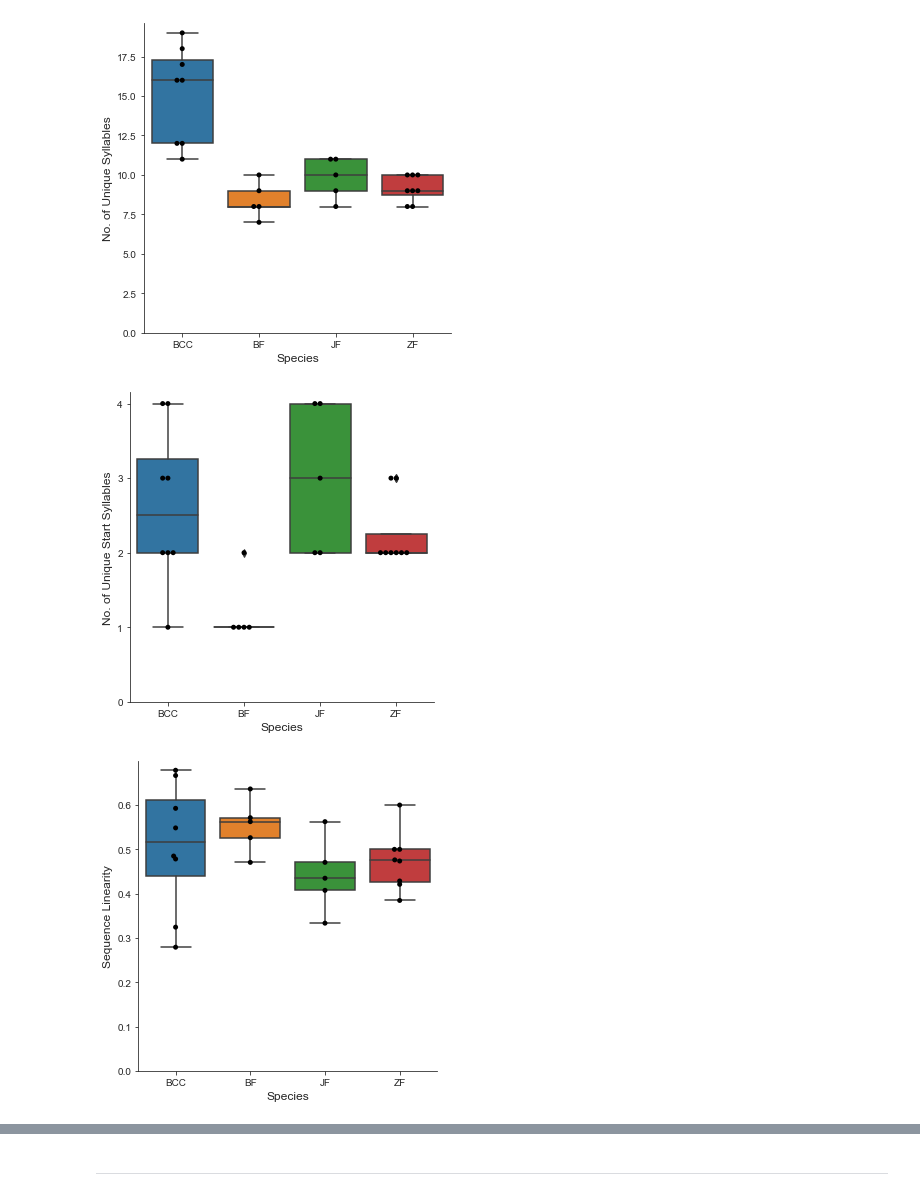
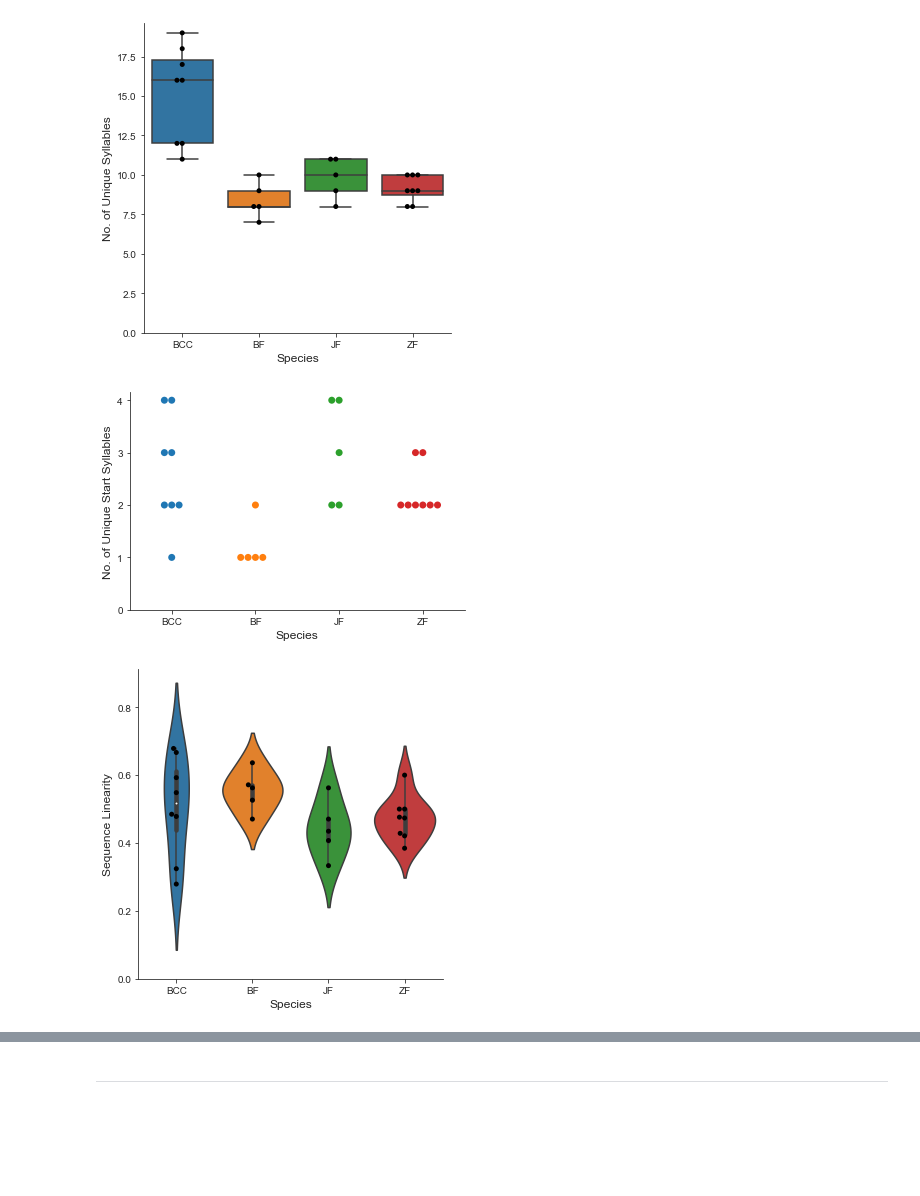
Before and after one commit to vasudha-kulkarni/IN-comparative-analysis, a Jupyter notebook: visualising_data.ipynb, the cells around one changed output, grey strips where cells are left out. Saved outputs shown, nothing was run; the diff lists cells and outputs as text; code cells hidden in the pictures; blank space fills up the shorter version.

```diff
--- a/visualising_data.ipynb
+++ b/visualising_data.ipynb
@@ -33,24 +33,24 @@ plt.savefig('01 No. of unique syll.png', dpi = 600)
 [figure]
 # %%
 sns.set_style("ticks")
-#g = sns.swarmplot(data=song_q, x="Species", y="No. of Unique Start Syll", size=7)
-g = sns.catplot(data=song_q, x="Species", y="No. of Unique Start Syll", kind="box")
-sns.swarmplot(data=song_q, x="Species", y="No. of Unique Start Syll", color="k", size=5, ax=g.ax)
+g = sns.swarmplot(data=song_q, x="Species", y="No. of Unique Start Syll", size=7)
+#g = sns.catplot(data=song_q, x="Species", y="No. of Unique Start Syll", kind="box")
+#sns.swarmplot(data=song_q, x="Species", y="No. of Unique Start Syll", color="k", size=5, ax=g.ax)
 sns.despine()
 
 max_syl = np.max(song_q['No. of Unique Start Syll'])+1
 
 plt.xlabel('Species', fontsize = 12)
 plt.ylabel('No. of Unique Start Syllables', fontsize = 12)
 plt.yticks(np.arange(0, max_syl, step=1))
 #plt.title('05 Start-Self transitions', fontsize = 14)
 #plt.show()
-plt.savefig('02 No. of unique start syllables.png', dpi = 600)
+plt.savefig('02 No. of unique start syllables.svg', dpi = 600)
 # %% [output]
-[figure, old version]
+[figure, new version]
 # %%
 sns.set_style("ticks")
-g = sns.catplot(data=song_q, x="Species", y="Sequence Linearity", kind="box")
+g = sns.catplot(data=song_q, x="Species", y="Sequence Linearity", kind="violin")
 sns.swarmplot(data=song_q, x="Species", y="Sequence Linearity", color="k", size=5, ax=g.ax)
 
 plt.xlabel('Species', fontsize = 12)
@@ -58,8 +58,8 @@ plt.ylabel('Sequence Linearity', fontsize = 12)
 plt.ylim(bottom = 0)
 #plt.title('05 Start-Self transitions', fontsize = 14)
 #plt.show()
-plt.savefig('03 Sequence Linearity.png', dpi = 600)
+plt.savefig('03 Sequence Linearity.svg', dpi = 600)
 # %% [output]
-[figure, old version]
+[figure, new version]
 # %%
 sns.set_style("ticks")
```
Also changed, not shown: parts of 8 cells of this notebook, 7 other files.
